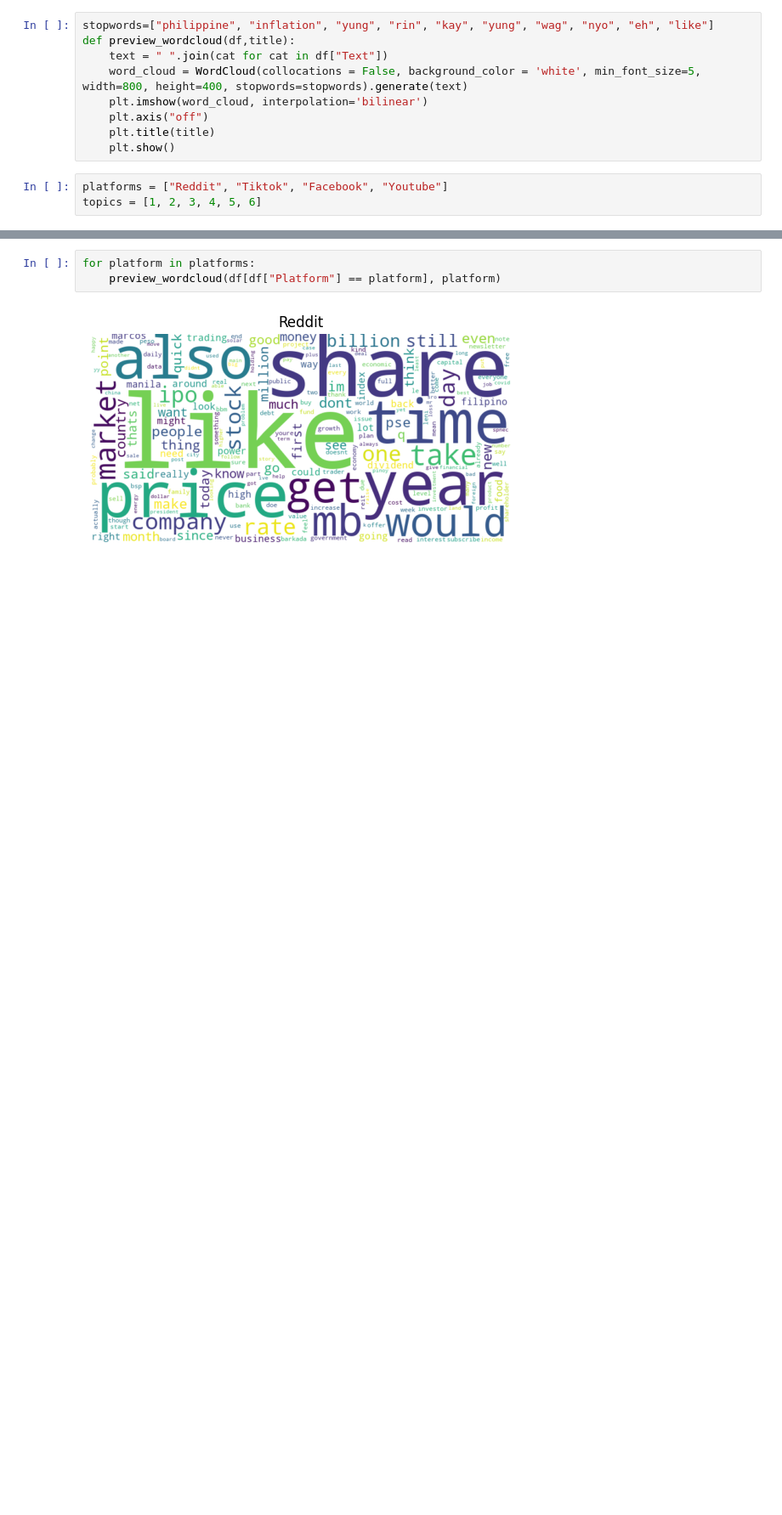
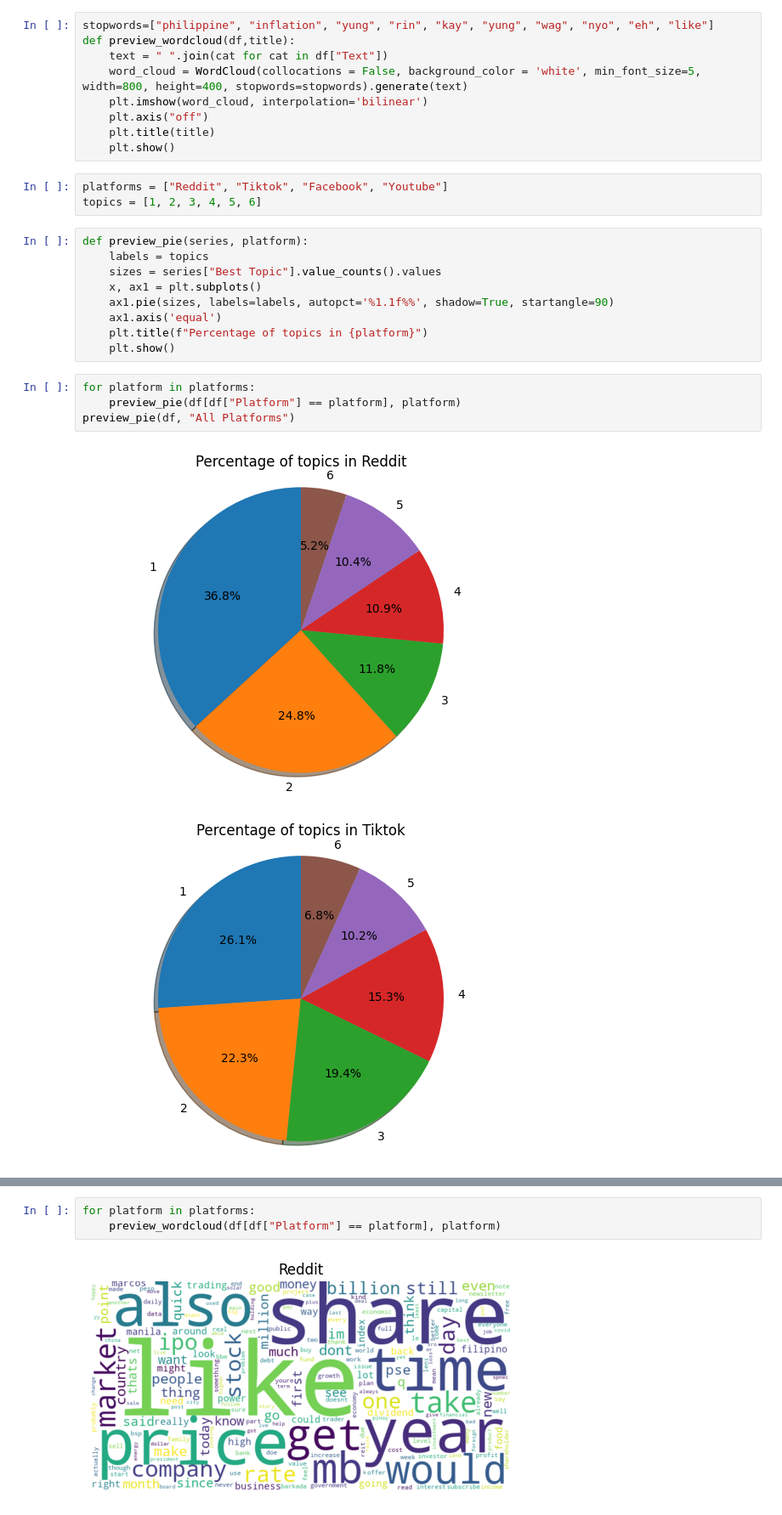
Before and after one commit to ABCD-EDU/LDA-ph-inflation, a Jupyter notebook: eda_labelled_2.ipynb, the cells around one changed output, grey strips where cells are left out. Shown at 85% size. Cells and saved outputs as stored; diff of their text form; blank space fills up the shorter version.

Commit message:
add: pie chart for eda_labelled_2

```diff
--- a/eda_labelled_2.ipynb
+++ b/eda_labelled_2.ipynb
@@ -18,3 +19,19 @@ def preview_wordcloud(df,title):
 # %%
 platforms = ["Reddit", "Tiktok", "Facebook", "Youtube"]
 topics = [1, 2, 3, 4, 5, 6]
+# %%
+def preview_pie(series, platform):
+    labels = topics
+    sizes = series["Best Topic"].value_counts().values
+    x, ax1 = plt.subplots()
+    ax1.pie(sizes, labels=labels, autopct='%1.1f%%', shadow=True, startangle=90)
+    ax1.axis('equal')
+    plt.title(f"Percentage of topics in {platform}")
+    plt.show()
+# %%
+for platform in platforms:
+    preview_pie(df[df["Platform"] == platform], platform)
+preview_pie(df, "All Platforms")
+# %% [output]
+[figure, added]
+[figure, added]
```
Also changed, not shown: parts of 3 cells of this notebook, 2 other files.
